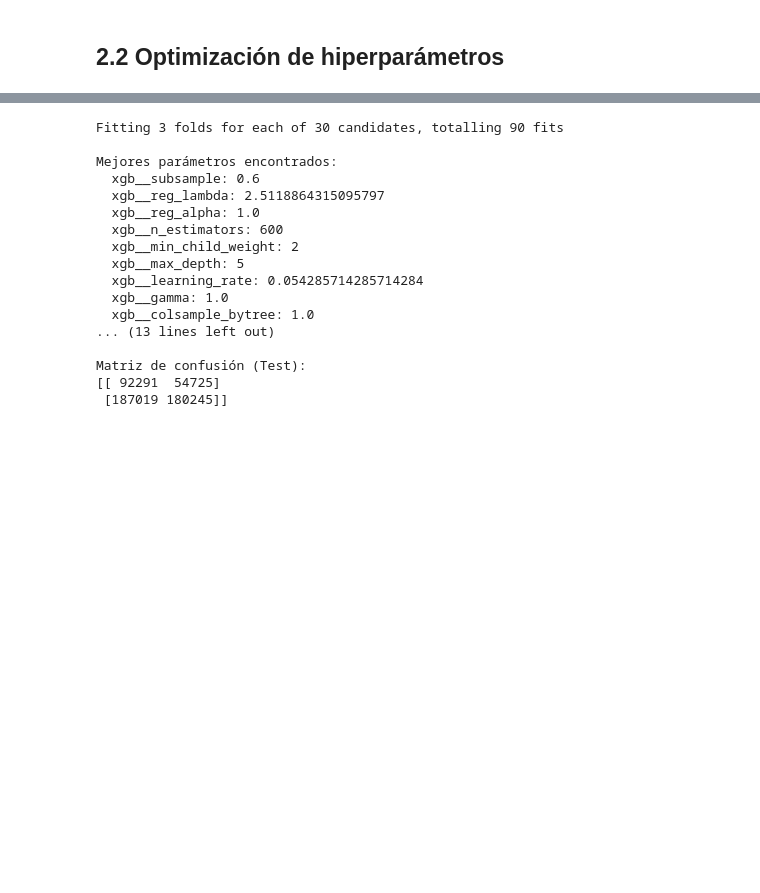
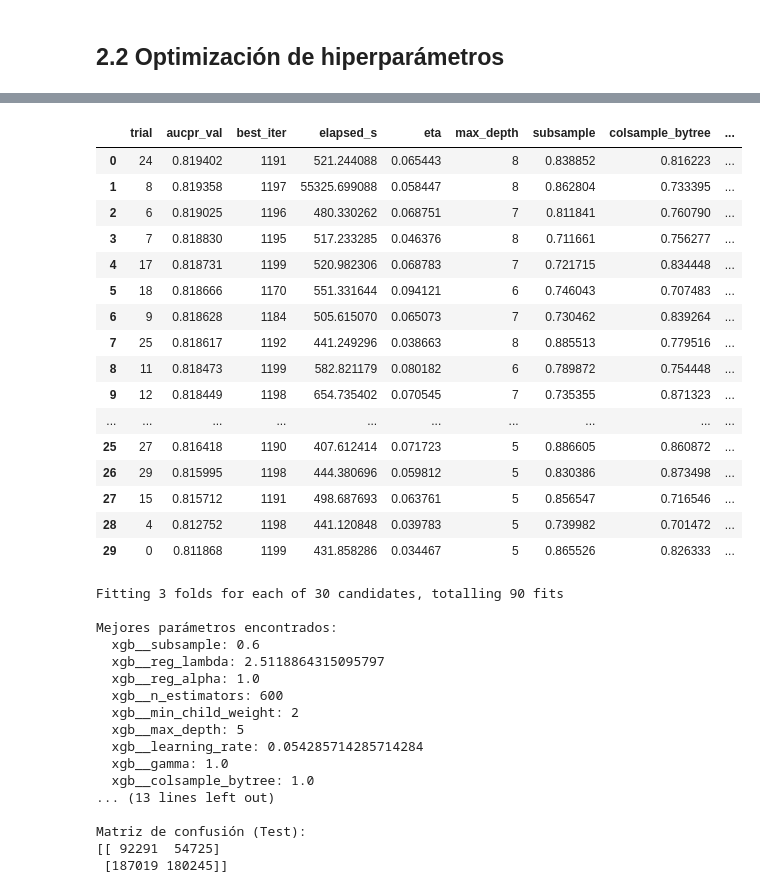
Before and after one commit to johnma96/thesis, a Jupyter notebook: notebooks/303-jmmz-ml-binary-modeling.ipynb, the cells around one changed output, grey strips where cells are left out. Drawn from its saved outputs; the diff is of its cells as text; code cells hidden in the pictures; blank space fills up the shorter version.

Commit message:
Hyperparameter search in XGBoost (Random Search) completed. Best configuration gives AUC-PR of 0.819402 and AUC-ROC of 0.60.

```diff
--- a/notebooks/303-jmmz-ml-binary-modeling.ipynb
+++ b/notebooks/303-jmmz-ml-binary-modeling.ipynb
@@ -1333,3 +1335,34 @@ def train_one(params, num_boost_round=1200, early_stopping_rounds=100, verbose_e
         "elapsed_s": elapsed,
         "params": params
     }
+# %%
+
+# Ejecutar búsqueda
+n_trials = 30  # ajusta según tiempo disponible
+results = []
+for i in range(n_trials):
+    print(f"\n--- Trial {i+1}/{n_trials} ---")
+    p = sample_params(scale_pos_weight)
+    out = train_one(p, verbose_eval=50)
+    out["trial"] = i
+    results.append(out)
+    print(f"[{i+1}/{n_trials}] aucpr(val)={out['score']:.4f} | best_iter={out['best_iteration']} | "
+          f"eta={p['eta']:.3f} max_depth={p['max_depth']} subsample={p['subsample']:.2f} "
+          f"colsample_bytree={p['colsample_bytree']:.2f} min_child_weight={p['min_child_weight']:.2f} "
+          f"lambda={p['reg_lambda']:.2f} alpha={p['reg_alpha']:.2f} gamma={p['gamma']:.2f} "
+          f"mds={p['max_delta_step']} | time={out['elapsed_s']:.1f}s")
+
+# Tabla de resultados ordenada por aucpr(val)
+tbl = pd.DataFrame([{
+    "trial": r["trial"],
+    "aucpr_val": r["score"],
+    "best_iter": r["best_iteration"],
+    "elapsed_s": r["elapsed_s"],
+    **{k: r["params"][k] for k in [
+        "eta","max_depth","subsample","colsample_bytree",
+        "min_child_weight","gamma","reg_lambda","reg_alpha","max_delta_step"
+    ]}
+} for r in results]).sort_values("aucpr_val", ascending=False).reset_index(drop=True)
+
+print("\nTop-10 configuraciones por AUC-PR (VALIDACIÓN):")
+display(tbl.head(10))
@@ -1336,3 +1398,23 @@ def train_one(params, num_boost_round=1200, early_stopping_rounds=100, verbose_e
+# %%
+tbl
+# %% [output]
+|  | trial | aucpr_val | best_iter | elapsed_s | eta | max_depth | subsample | colsample_bytree | ... |
+| 0 | 24 | 0.819402 | 1191 | 521.244088 | 0.065443 | 8 | 0.838852 | 0.816223 | ... |
+| 1 | 8 | 0.819358 | 1197 | 55325.699088 | 0.058447 | 8 | 0.862804 | 0.733395 | ... |
+| 2 | 6 | 0.819025 | 1196 | 480.330262 | 0.068751 | 7 | 0.811841 | 0.760790 | ... |
+| 3 | 7 | 0.818830 | 1195 | 517.233285 | 0.046376 | 8 | 0.711661 | 0.756277 | ... |
+| 4 | 17 | 0.818731 | 1199 | 520.982306 | 0.068783 | 7 | 0.721715 | 0.834448 | ... |
+| 5 | 18 | 0.818666 | 1170 | 551.331644 | 0.094121 | 6 | 0.746043 | 0.707483 | ... |
+| 6 | 9 | 0.818628 | 1184 | 505.615070 | 0.065073 | 7 | 0.730462 | 0.839264 | ... |
+| 7 | 25 | 0.818617 | 1192 | 441.249296 | 0.038663 | 8 | 0.885513 | 0.779516 | ... |
+| 8 | 11 | 0.818473 | 1199 | 582.821179 | 0.080182 | 6 | 0.789872 | 0.754448 | ... |
+| 9 | 12 | 0.818449 | 1198 | 654.735402 | 0.070545 | 7 | 0.735355 | 0.871323 | ... |
+| ... | ... | ... | ... | ... | ... | ... | ... | ... | ... |
+| 25 | 27 | 0.816418 | 1190 | 407.612414 | 0.071723 | 5 | 0.886605 | 0.860872 | ... |
+| 26 | 29 | 0.815995 | 1198 | 444.380696 | 0.059812 | 5 | 0.830386 | 0.873498 | ... |
+| 27 | 15 | 0.815712 | 1191 | 498.687693 | 0.063761 | 5 | 0.856547 | 0.716546 | ... |
+| 28 | 4 | 0.812752 | 1198 | 441.120848 | 0.039783 | 5 | 0.739982 | 0.701472 | ... |
+| 29 | 0 | 0.811868 | 1199 | 431.858286 | 0.034467 | 5 | 0.865526 | 0.826333 | ... |
 # %%
 
 # ==============================
```
Also changed, not shown: parts of 2 cells of this notebook.
